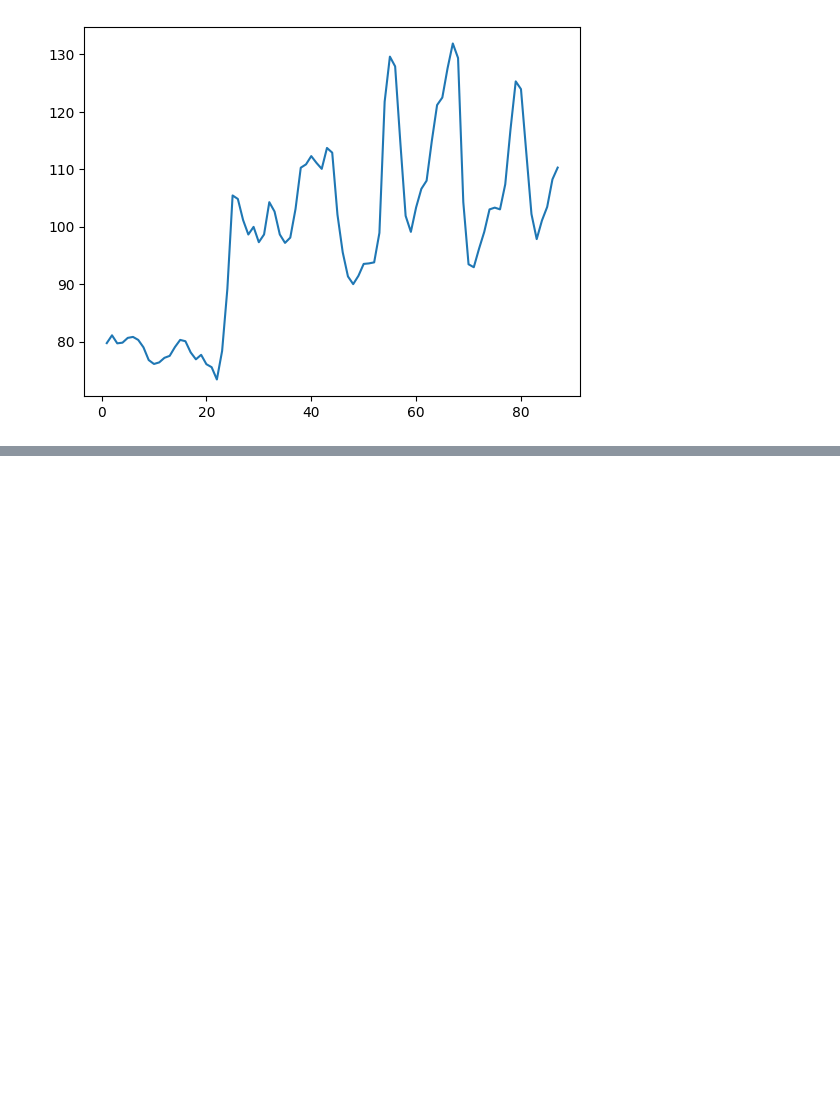
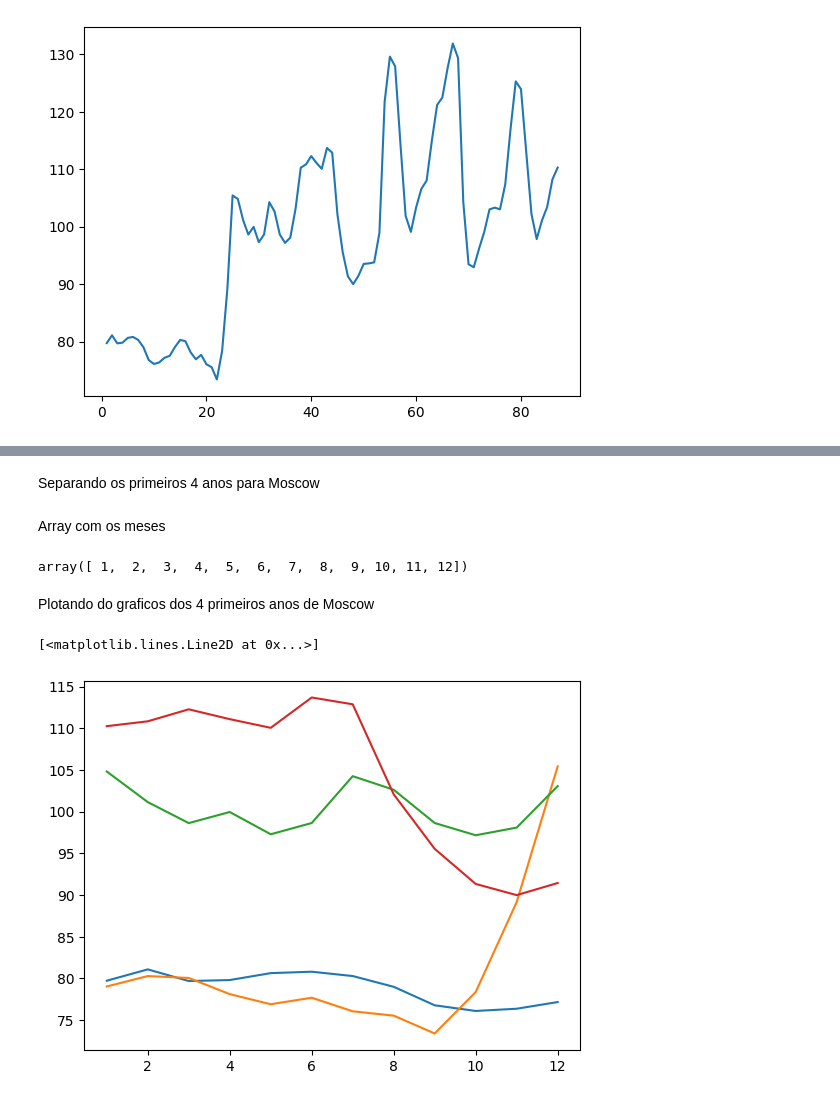
Before and after one commit to carlosclaudinolima/aulaspython, a Jupyter notebook: numpy_01.ipynb, the cells around one changed output, grey strips where cells are left out. Cells and saved outputs as stored; diff of their text form; code cells hidden in the pictures; blank space fills up the shorter version.

```diff
--- a/numpy_01.ipynb
+++ b/numpy_01.ipynb
@@ -60,6 +62,30 @@ array([ 1,  2,  3,  4,  5,  6,  7,  8,  9, 10, 11, 12, 13, 14, 15, 16, 17,
 # %%
-Moscow = valores[:,0]
-Kaliningrad = valores[:,1]
-Petersburg = valores[:,2]
-Krasnodar = valores[:,3]
-Ekaterinburg = valores[:,4]
+moscow = valores[:,0]
+kaliningrad = valores[:,1]
+petersburg = valores[:,2]
+krasnodar = valores[:,3]
+ekaterinburg = valores[:,4]
+# %% [markdown]
+Separando os primeiros 4 anos para Moscow
+# %%
+moscow_ano1 = moscow[0:12]
+moscow_ano2 = moscow[13:25]
+moscow_ano3 = moscow[25:37]
+moscow_ano4 = moscow[37:49]
+# %% [markdown]
+Array com os meses
+# %%
+meses = np.arange(1, 13, 1)
+meses
+# %% [output]
+array([ 1,  2,  3,  4,  5,  6,  7,  8,  9, 10, 11, 12])
+# %% [markdown]
+Plotando do graficos dos 4 primeiros anos de Moscow
+# %%
+plt.plot(meses, moscow_ano1)
+plt.plot(meses, moscow_ano2)
+plt.plot(meses, moscow_ano3)
+plt.plot(meses, moscow_ano4)
+# %% [output]
+[<matplotlib.lines.Line2D at 0x...>]
+[figure, added]
```
Also changed, not shown: parts of 1 cell of this notebook.
